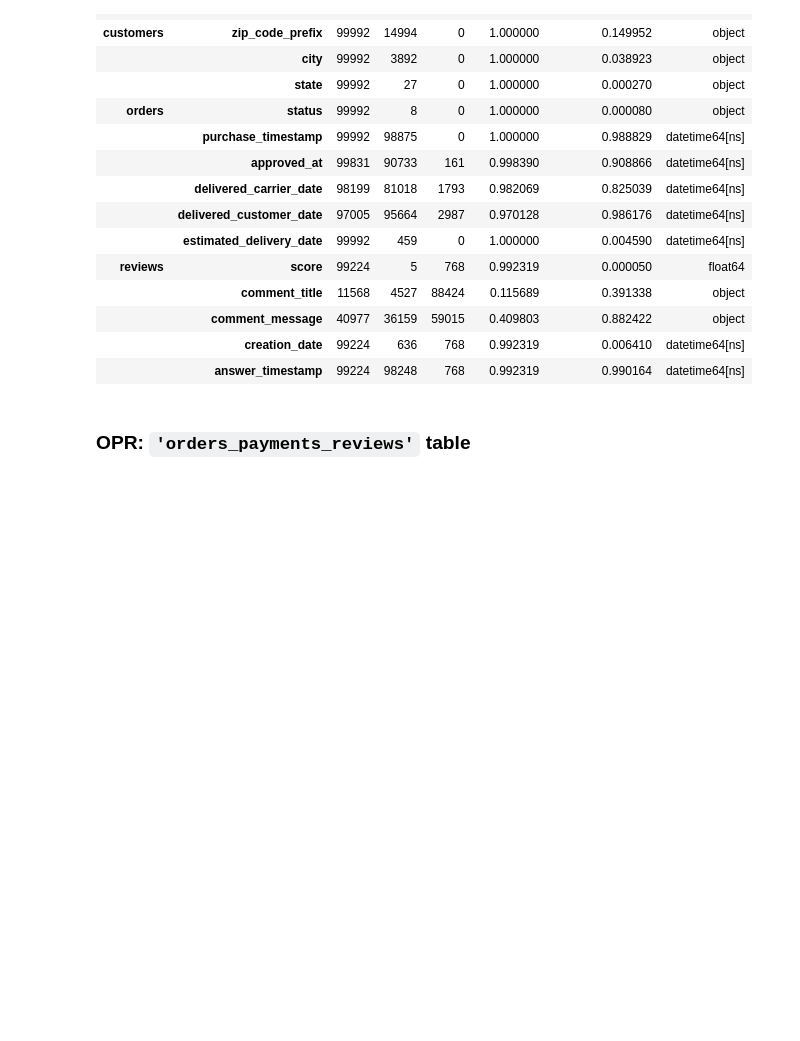
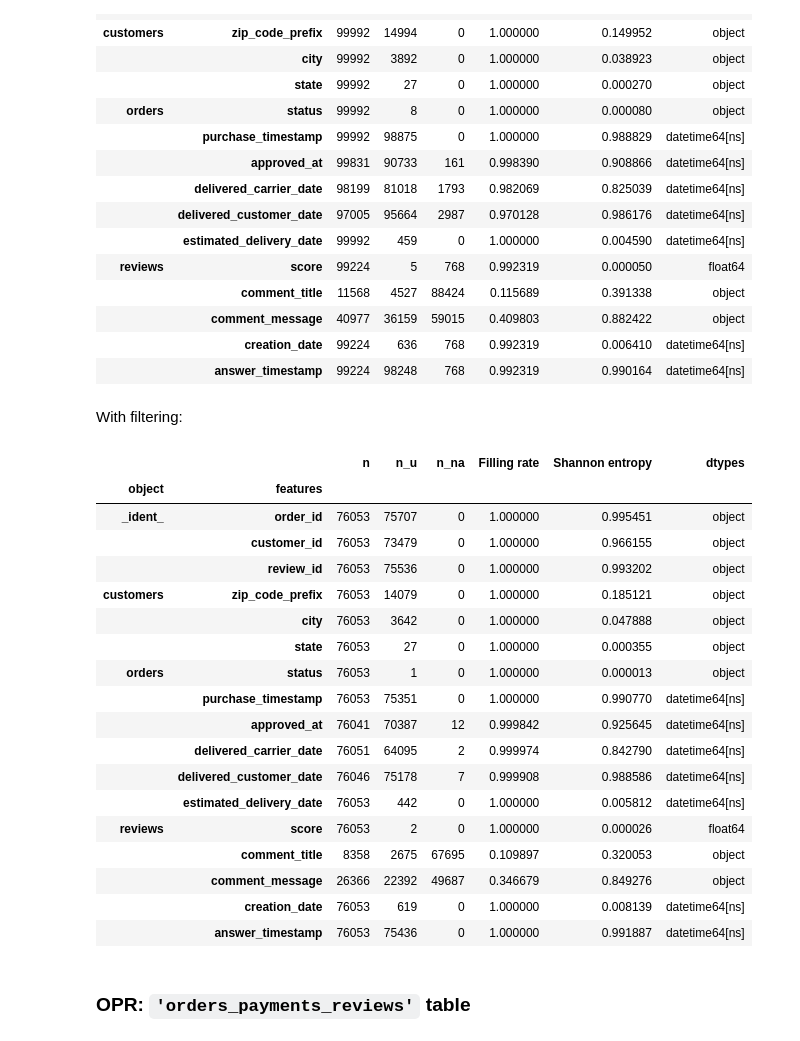
Before and after one commit to Franck-PepperLabs/pepper_olist_market_segmentation, a Jupyter notebook: jupyter/Lepoivre_Franck_1_notebook_exploration_112022.ipynb, the cells around one changed output. Cells and saved outputs as stored; diff of their text form; code cells hidden in the pictures; blank space fills up the shorter version.

```diff
--- a/jupyter/Lepoivre_Franck_1_notebook_exploration_112022.ipynb
+++ b/jupyter/Lepoivre_Franck_1_notebook_exploration_112022.ipynb
@@ -1664,6 +1939,46 @@ display(discrete_stats(cor.reset_index()))
 |  | comment_message | 40977 | 36159 | 59015 | 0.409803 | 0.882422 | object |
 |  | creation_date | 99224 | 636 | 768 | 0.992319 | 0.006410 | datetime64[ns] |
 |  | answer_timestamp | 99224 | 98248 | 768 | 0.992319 | 0.990164 | datetime64[ns] |
+# %% [markdown]
+With filtering:
+# %%
+from olist_commons import get_customers_orders_reviews
+from olist_commons import (
+    index_of_delivered_orders,
+    index_of_sedentary_customers,
+    index_of_reviews_by_score
+)
+from pepper_commons import discrete_stats
+
+cor = get_customers_orders_reviews(
+    orders_index=index_of_delivered_orders(),
+    customers_index=index_of_sedentary_customers(),
+    reviews_index=index_of_reviews_by_score(
+        min_score=4,
+        max_score=5
+    )
+)
+display(discrete_stats(cor.reset_index()))
+# %% [output]
+|  |  | n | n_u | n_na | Filling rate | Shannon entropy | dtypes |
+| object | features |  |  |  |  |  |  |
+| _ident_ | order_id | 76053 | 75707 | 0 | 1.000000 | 0.995451 | object |
+|  | customer_id | 76053 | 73479 | 0 | 1.000000 | 0.966155 | object |
+|  | review_id | 76053 | 75536 | 0 | 1.000000 | 0.993202 | object |
+| customers | zip_code_prefix | 76053 | 14079 | 0 | 1.000000 | 0.185121 | object |
+|  | city | 76053 | 3642 | 0 | 1.000000 | 0.047888 | object |
+|  | state | 76053 | 27 | 0 | 1.000000 | 0.000355 | object |
+| orders | status | 76053 | 1 | 0 | 1.000000 | 0.000013 | object |
+|  | purchase_timestamp | 76053 | 75351 | 0 | 1.000000 | 0.990770 | datetime64[ns] |
+|  | approved_at | 76041 | 70387 | 12 | 0.999842 | 0.925645 | datetime64[ns] |
+|  | delivered_carrier_date | 76051 | 64095 | 2 | 0.999974 | 0.842790 | datetime64[ns] |
+|  | delivered_customer_date | 76046 | 75178 | 7 | 0.999908 | 0.988586 | datetime64[ns] |
+|  | estimated_delivery_date | 76053 | 442 | 0 | 1.000000 | 0.005812 | datetime64[ns] |
+| reviews | score | 76053 | 2 | 0 | 1.000000 | 0.000026 | float64 |
+|  | comment_title | 8358 | 2675 | 67695 | 0.109897 | 0.320053 | object |
+|  | comment_message | 26366 | 22392 | 49687 | 0.346679 | 0.849276 | object |
+|  | creation_date | 76053 | 619 | 0 | 1.000000 | 0.008139 | datetime64[ns] |
+|  | answer_timestamp | 76053 | 75436 | 0 | 1.000000 | 0.991887 | datetime64[ns] |
 # %% [markdown]
 ### **OPR**: `'orders_payments_reviews'` table
 # %%
```
Also changed, not shown: parts of 40 cells of this notebook, 5 other files.
